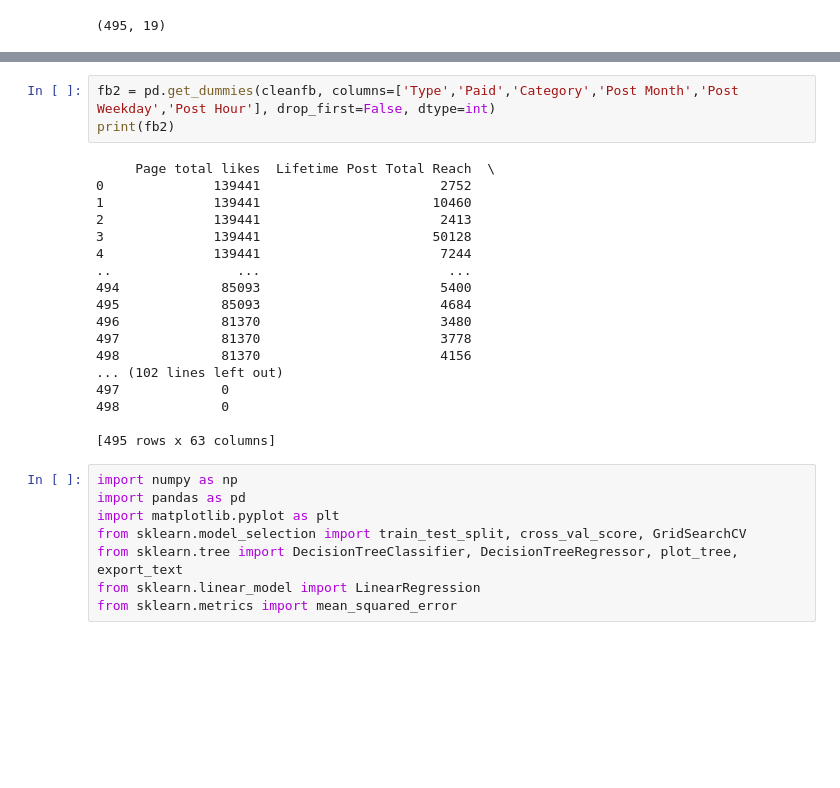
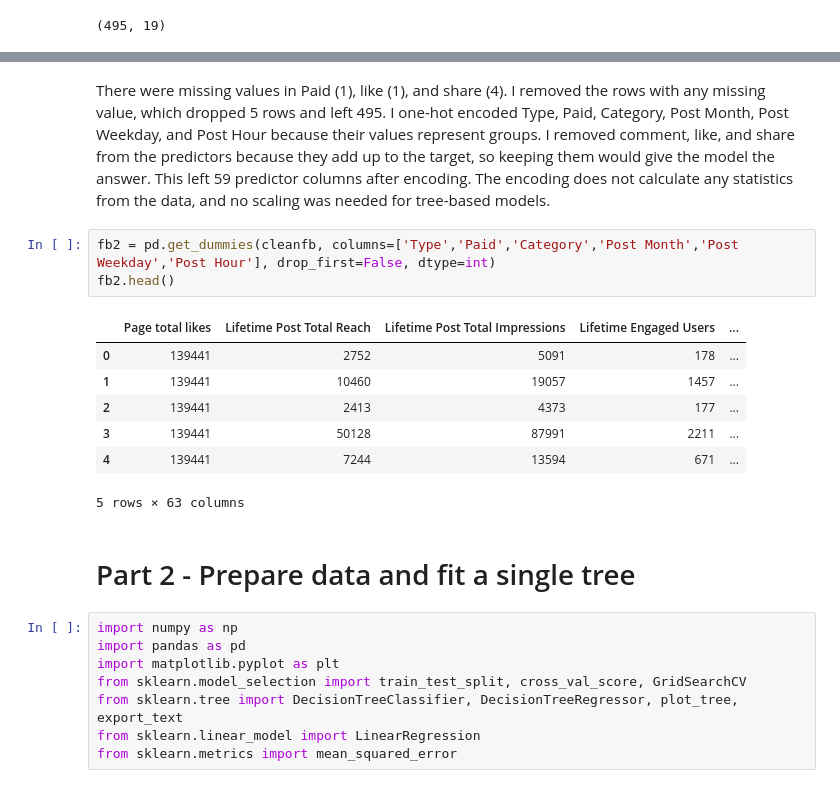
Before and after one commit to cpt0/Project-2, a Jupyter notebook: Project2.ipynb, the cells around one changed output, grey strips where cells are left out. Saved outputs shown, nothing was run; the diff lists cells and outputs as text; blank space fills up the shorter version.

```diff
--- a/Project2.ipynb
+++ b/Project2.ipynb
@@ -58,24 +70,18 @@ print(cleanfb.shape)
+# %% [markdown]
+There were missing values in Paid (1), like (1), and share (4). I removed the rows with any missing value, which dropped 5 rows and left 495. I one-hot encoded Type, Paid, Category, Post Month, Post Weekday, and Post Hour because their values represent groups. I removed comment, like, and share from the predictors because they add up to the target, so keeping them would give the model the answer. This left 59 predictor columns after encoding. The encoding does not calculate any statistics from the data, and no scaling was needed for tree-based models.
 # %%
 fb2 = pd.get_dummies(cleanfb, columns=['Type','Paid','Category','Post Month','Post Weekday','Post Hour'], drop_first=False, dtype=int)
-print(fb2)
+fb2.head()
 # %% [output]
+|  | Page total likes | Lifetime Post Total Reach | Lifetime Post Total Impressions | Lifetime Engaged Users | ... |
+| 0 | 139441 | 2752 | 5091 | 178 | ... |
+| 1 | 139441 | 10460 | 19057 | 1457 | ... |
+| 2 | 139441 | 2413 | 4373 | 177 | ... |
+| 3 | 139441 | 50128 | 87991 | 2211 | ... |
+| 4 | 139441 | 7244 | 13594 | 671 | ... |
-     Page total likes  Lifetime Post Total Reach  \
-0              139441                       2752
-1              139441                      10460
-2              139441                       2413
-3              139441                      50128
-4              139441                       7244
-..                ...                        ...
-494             85093                       5400
-495             85093                       4684
-496             81370                       3480
-497             81370                       3778
-498             81370                       4156
-... (102 lines left out)
-497             0
-498             0
-
-[495 rows x 63 columns]
+5 rows × 63 columns
+# %% [markdown]
+# Part 2 - Prepare data and fit a single tree
 # %%
 import numpy as np
 import pandas as pd
```
Also changed, not shown: parts of 23 cells of this notebook.
